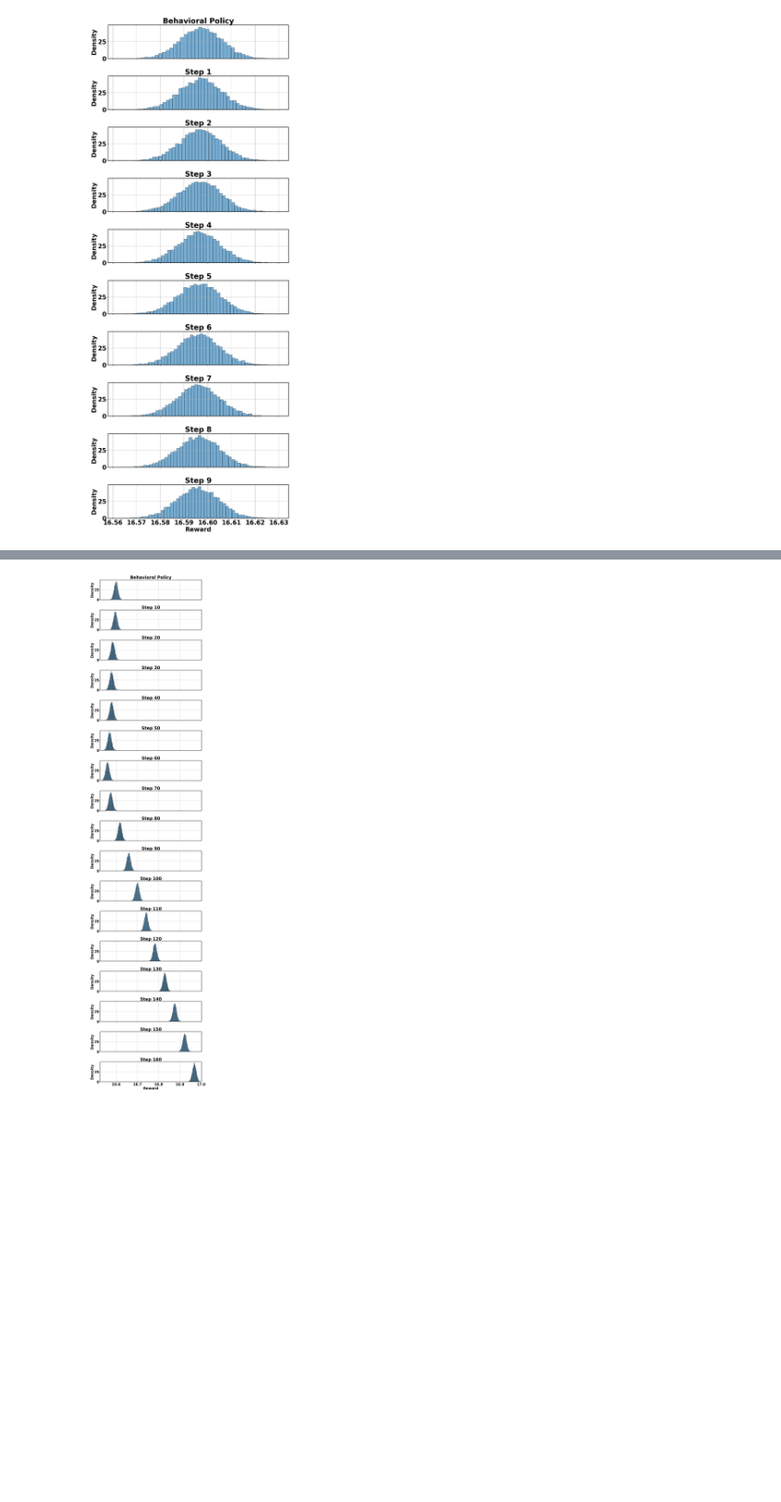
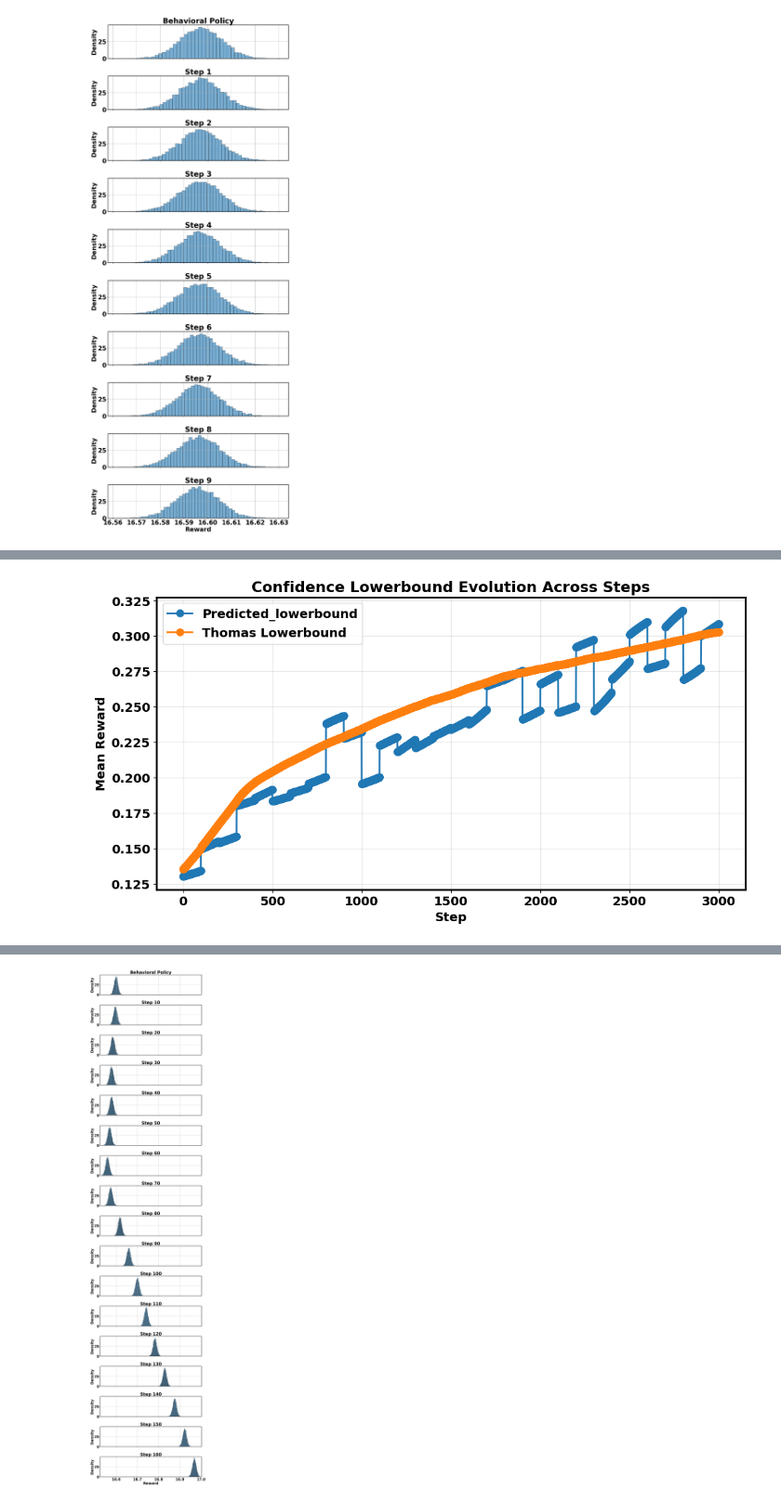
Before and after one commit to kevinkang1125/Hi_CoLA_Bus, a Jupyter notebook: result_evaluation.ipynb, the cells around one changed output, grey strips where cells are left out. Shown at 93% size. Saved outputs shown, nothing was run; the diff lists cells and outputs as text; code cells hidden in the pictures; blank space fills up the shorter version.

```diff
--- a/result_evaluation.ipynb
+++ b/result_evaluation.ipynb
@@ -438,0 +633,86 @@ Found reward files: ['./exp_per_step/perturb_v2/raw_reward_0_0.txt', './exp_per_
+# %%
+import numpy as np
+import matplotlib.pyplot as plt
+from glob import glob
+
+# Plot config
+plt.rcParams['axes.unicode_minus'] = False
+plt.rcParams['figure.figsize'] = (12, 6)
+plt.rcParams['font.size'] = 14
+plt.rcParams["font.weight"] = "bold"
+plt.rcParams["axes.labelweight"] = "bold"
+plt.rcParams["axes.linewidth"] = 2
+
+# Find all reward files
+Predict_files = sorted(
+    glob("./exp_multi_epochs/changed_object2/Confidence_Lowerbound_Predict_*.txt"),
+    key=lambda f: int(f.split("_")[-1].split(".")[0])
+)
+# print(f"Found {len(reward_files)} reward files")
+
+Thomas_files = sorted(
+    glob("./exp_multi_epochs/changed_object2/Confidence_Lowerbound_Thomas_*.txt"),
+    key=lambda f: int(f.split("_")[-1].split(".")[0])
+)
+# print(f"Found {len(reward_files)} reward files")
+# Calculate means
+means_Thomas = []
+means_hicola = []
+step_indices = []
+
+for i, f in enumerate(Predict_files):
+    data = np.loadtxt(f)
+    means_hicola.extend(data)
+    # Extract step index from filename or use i*5 as in original code
+    # step_indices.append(i * 10)
+
+for i, f in enumerate(Thomas_files):
+    data = np.loadtxt(f)
+    means_Thomas.extend(data)
+    # Extract step index from filename or use i*5 as in original code
+    # step_indices.append(i * 10)
+
+# Convert to numpy arrays
+means_hicola = np.array(means_hicola)
+means_Thomas = np.array(means_Thomas)
+# step_indices = np.array(step_indices)
+
+# Create the plot
+plt.figure(figsize=(12, 6))
+
+# Plot the means
+plt.plot(means_hicola, 'o-', linewidth=2, markersize=8, label='Predicted_lowerbound')
+plt.plot(means_Thomas, 'o-', linewidth=2, markersize=8, label='Thomas Lowerbound')
+
+# Customize the plot
+plt.xlabel('Step', fontweight='bold')
+plt.ylabel('Mean Reward', fontweight='bold')
+plt.title('Confidence Lowerbound Evolution Across Steps', fontweight='bold')
+plt.grid(True, alpha=0.3)
+plt.legend()
+
+# Add a horizontal line at y=0 for reference
+# plt.axhline(y=0, color='gray', linestyle='--', linewidth=1, alpha=0.5)
+
+# Annotate the first point as "Behavioral Policy"
+# plt.annotate('Behavioral Policy',
+#              xy=(step_indices[0], means[0]),
+#              xytext=(step_indices[0], means[0] + 0.1 * (means.max() - means.min())),
+#              arrowprops=dict(arrowstyle='->', color='red', lw=1.5),
+#              fontweight='bold', color='red')
+
+# plt.tight_layout()
+plt.show()
+
+# Print summary
+# print("\nMean Rewards:")
+# print("-" * 30)
+# print(f"{'Step':<10} {'Mean':<15}")
+# print("-" * 30)
+# for step, mean in zip(step_indices, means):
+#     if step == 0:
+#         print(f"{'Behavioral':<10} {mean:<15.4f}")
+#     else:
+#         print(f"{step:<10} {mean:<15.4f}")
+# %% [output]
+[figure, added]
```
Also changed, not shown: parts of 15 cells of this notebook.
